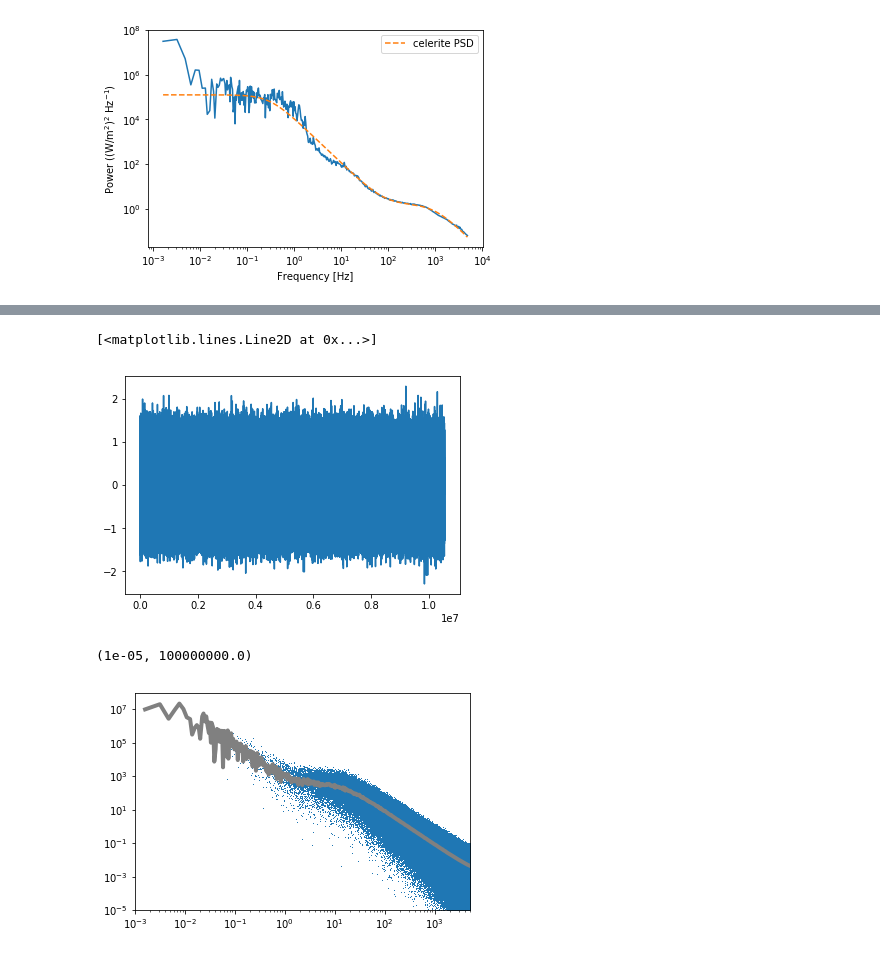
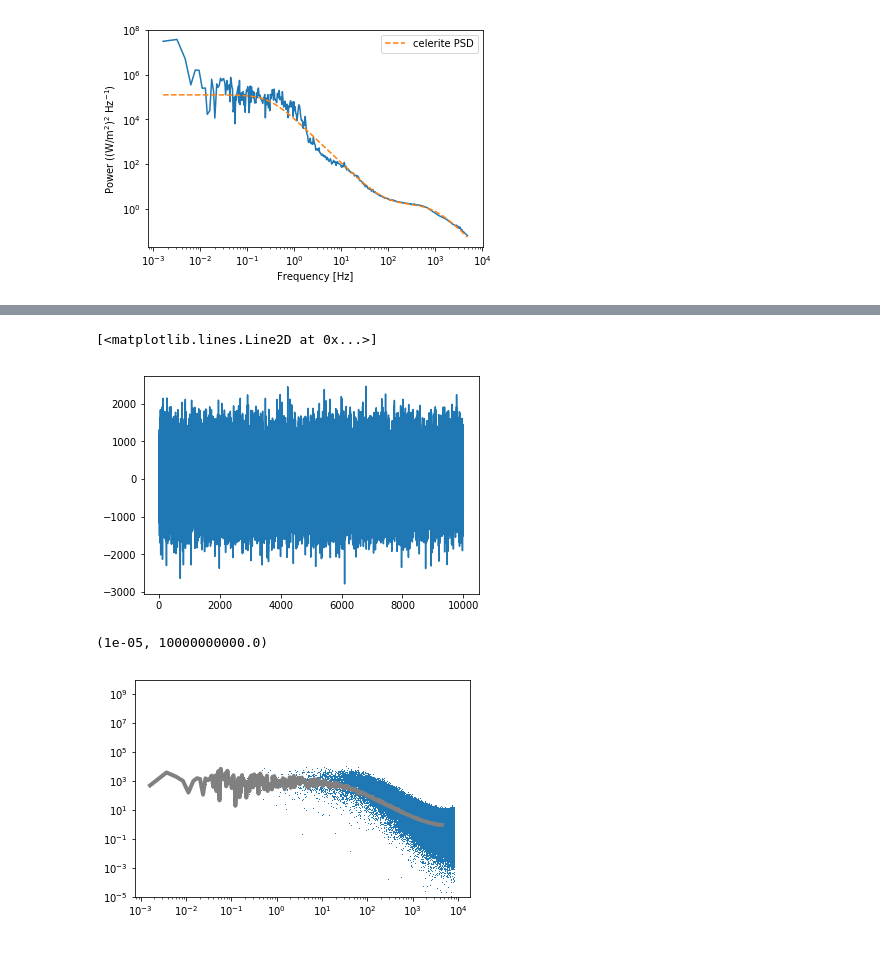
Before and after one commit to bmorris3/virgopsd, a Jupyter notebook: virgo.ipynb, the cells around one changed output, grey strips where cells are left out. Drawn from its saved outputs; the diff is of its cells as text; code cells hidden in the pictures.

```diff
--- a/virgo.ipynb
+++ b/virgo.ipynb
@@ -271,7 +271,7 @@ for peak in table2:
     bestp = fmin_l_bfgs_b(minimize, [-13, 7, 0.3], bounds=bounds, approx_grad=True)[0]
 
     best_model = model(bestp)
-    if True: #best_model.ptp() > 0.1:
+    if best_model.ptp() > 0.1:
         parameters.append(bestp)
 
         fig, ax = plt.subplots(figsize=(14, 4))
@@ -388,6 +391,11 @@ ytest = gp.sample()
+# %%
+gp = celerite.GP(kernel)
+xtest = np.arange(0, 1e4, 1/60)
+gp.compute(xtest)
+ytest = gp.sample()
 # %%
-plt.plot(times, ytest/fluxes.mean())
+plt.plot(xtest, ytest)#/fluxes.mean())
 # %% [output]
 [<matplotlib.lines.Line2D at 0x...>]
-[figure, old version]
+[figure, new version]
 # %%
@@ -403,8 +411,8 @@ ytest2 = ytest2[~np.isnan(ytest2)]
 # %%
 plt.loglog(ftest * 1e6, Ptest, ',', rasterized=True)
 plt.loglog(xtest2, ytest2, color='gray', lw=4, label='Binned')
-plt.xlim([1e-3, cutoff_freq])
-plt.ylim([1e-5, 1e8])
+# plt.xlim([1e-3, cutoff_freq])
+plt.ylim([1e-5, 1e10])
 # %% [output]
-(1e-05, 100000000.0)
+(1e-05, 10000000000.0)
-[figure, old version]
+[figure, new version]
```
Also changed, not shown: parts of 7 cells of this notebook.
